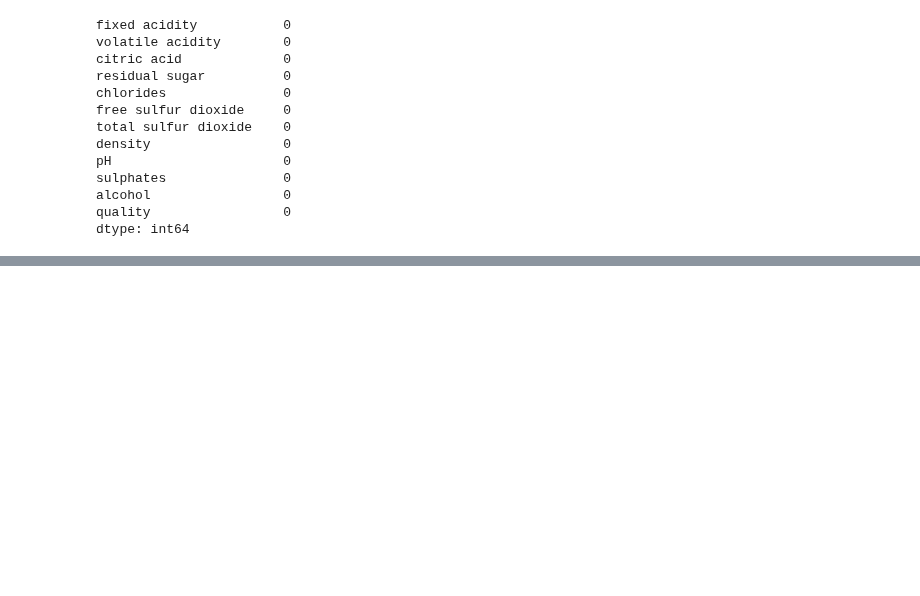
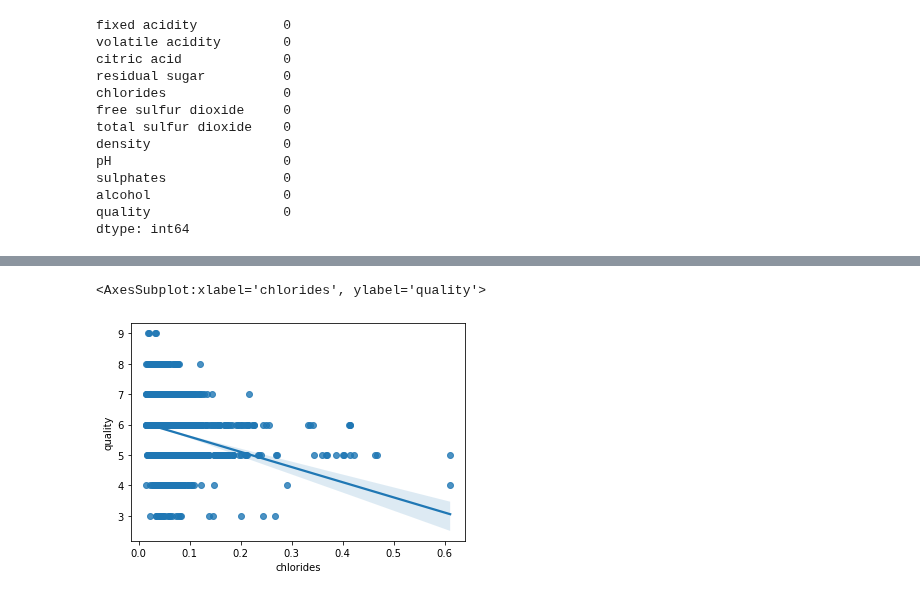
Before and after one commit to cndywu/TheYelpers2, a Jupyter notebook: Project Report Template.ipynb, the cells around one changed output, grey strips where cells are left out. Drawn from its saved outputs; the diff is of its cells as text; code cells hidden in the pictures; blank space fills up the shorter version.

```diff
--- a/Project Report Template.ipynb
+++ b/Project Report Template.ipynb
@@ -421,0 +429,5 @@ dtype: int64
+# %%
+sns.regplot(x = combined_train_x['chlorides'], y = combined_train_y)
+# %% [output]
+<AxesSubplot:xlabel='chlorides', ylabel='quality'>
+[figure, added]
```
Also changed, not shown: parts of 12 cells of this notebook.
